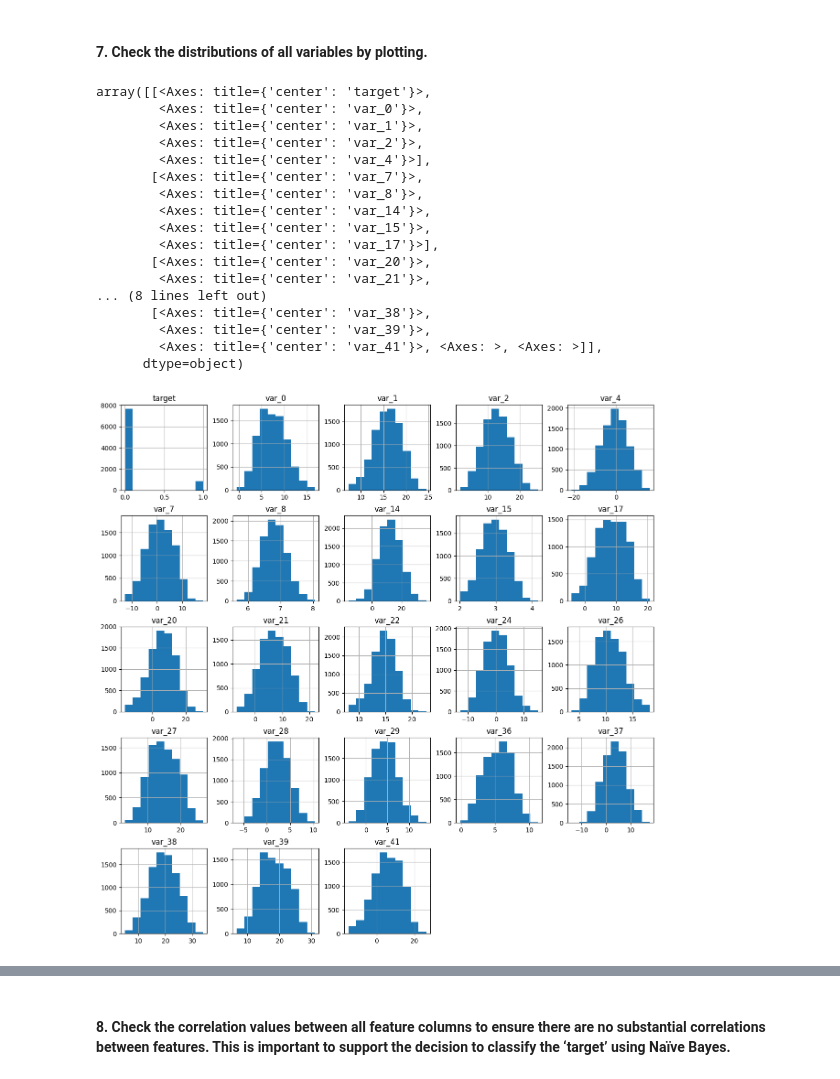
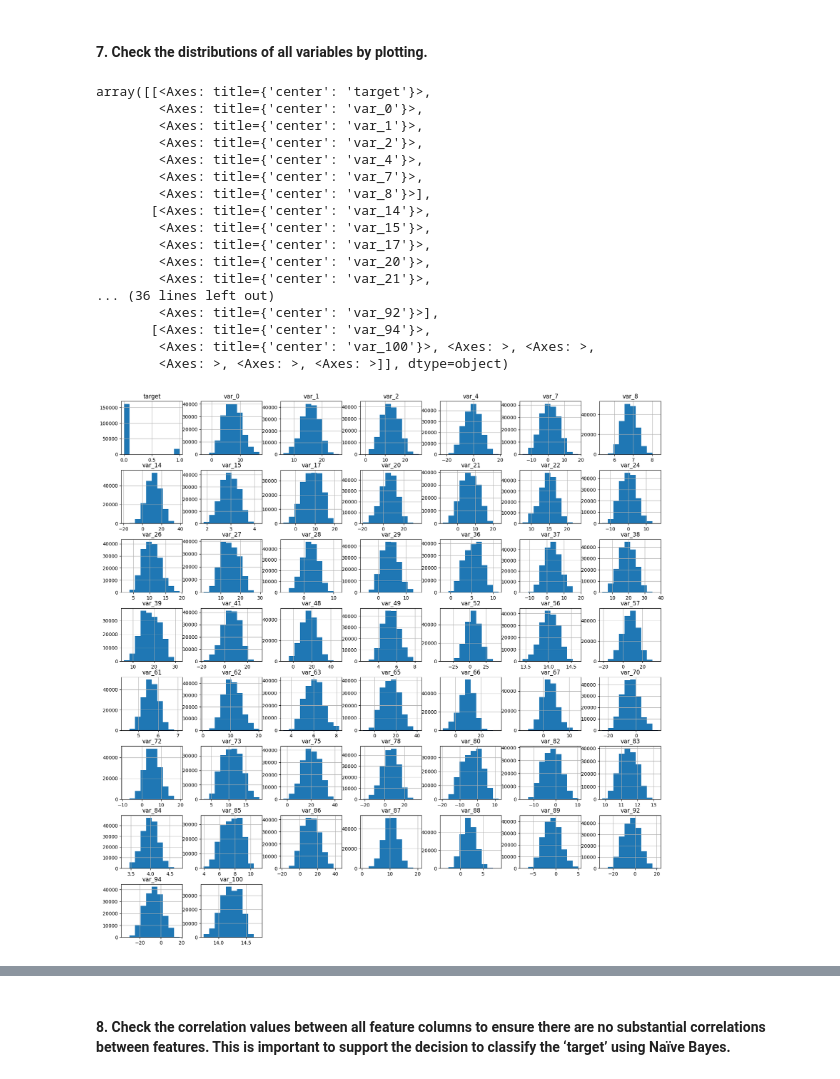
Before and after one commit to cnmi-ds-22/tanickell___Data-Science-Portfolio-C22, a Jupyter notebook: Modules/Module_1_Intro_to_DS_and_Naive_Bayes/Projects/Instructions/Project.1-Transactions/Project.1-Pass-09.ipynb, the cells around one changed output, grey strips where cells are left out. Cells and saved outputs as stored; diff of their text form; code cells hidden in the pictures.

```diff
--- a/Modules/Module_1_Intro_to_DS_and_Naive_Bayes/Projects/Instructions/Project.1-Transactions/Project.1-Pass-09.ipynb
+++ b/Modules/Module_1_Intro_to_DS_and_Naive_Bayes/Projects/Instructions/Project.1-Transactions/Project.1-Pass-09.ipynb
@@ -45,8 +43,8 @@ num_cols, num_rows
 # make dataframe
 df = pd.read_csv(
     url,
-    usecols=range(num_cols),
-    nrows=num_rows,
+    # usecols=range(num_cols),
+    # nrows=num_rows,
 )
 # %% [markdown]
 - Check the dataframe:
@@ -405,6 +390,6 @@ dtype: int64
 # %%
 # make list of columns with all nulls
-list_nulls = list(df.isnull().sum()[df.isnull().sum() == 50000].keys())
+list_nulls = list(df.isnull().sum()[df.isnull().sum() == 1050000].keys())
 list_nulls
 # %% [output]
 ['var_3',
@@ -758,25 +745,25 @@ Produce some visual analysis of the data.  Recall that Gaussian Naive Bayes assu
 #### 7. Check the distributions of all variables by plotting.
 # %%
 # Display a histogram
-df.hist(figsize=(15, 15))
+df.hist(figsize=(20, 20))
 # %% [output]
 array([[<Axes: title={'center': 'target'}>,
         <Axes: title={'center': 'var_0'}>,
         <Axes: title={'center': 'var_1'}>,
         <Axes: title={'center': 'var_2'}>,
-        <Axes: title={'center': 'var_4'}>],
-       [<Axes: title={'center': 'var_7'}>,
-        <Axes: title={'center': 'var_8'}>,
-        <Axes: title={'center': 'var_14'}>,
+        <Axes: title={'center': 'var_4'}>,
+        <Axes: title={'center': 'var_7'}>,
+        <Axes: title={'center': 'var_8'}>],
+       [<Axes: title={'center': 'var_14'}>,
         <Axes: title={'center': 'var_15'}>,
-        <Axes: title={'center': 'var_17'}>],
-       [<Axes: title={'center': 'var_20'}>,
+        <Axes: title={'center': 'var_17'}>,
+        <Axes: title={'center': 'var_20'}>,
         <Axes: title={'center': 'var_21'}>,
-... (8 lines left out)
-       [<Axes: title={'center': 'var_38'}>,
-        <Axes: title={'center': 'var_39'}>,
-        <Axes: title={'center': 'var_41'}>, <Axes: >, <Axes: >]],
-      dtype=object)
+... (36 lines left out)
+        <Axes: title={'center': 'var_92'}>],
+       [<Axes: title={'center': 'var_94'}>,
+        <Axes: title={'center': 'var_100'}>, <Axes: >, <Axes: >,
+        <Axes: >, <Axes: >, <Axes: >]], dtype=object)
-[figure, old version]
+[figure, new version]
 # %%
 # display a boxplot
```
Also changed, not shown: parts of 125 cells of this notebook.
